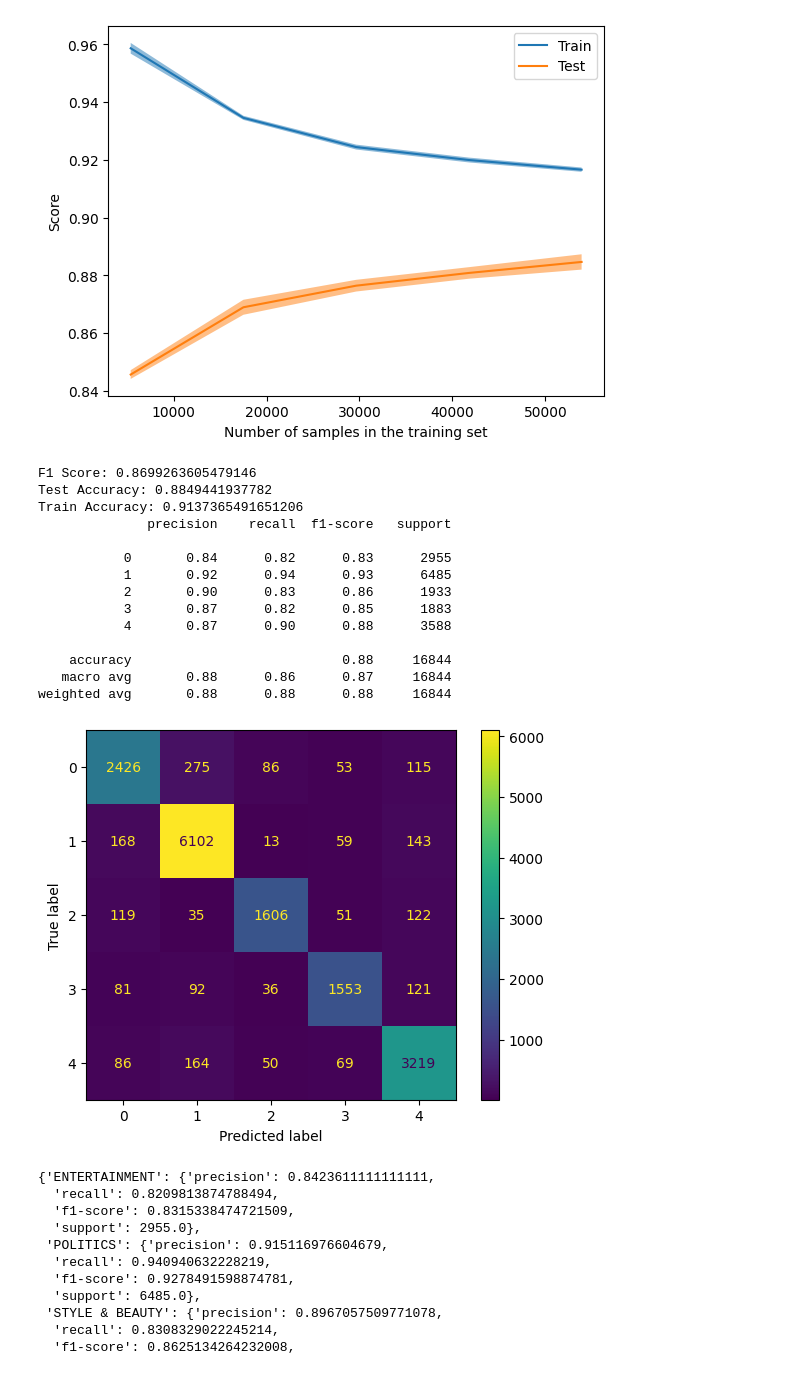
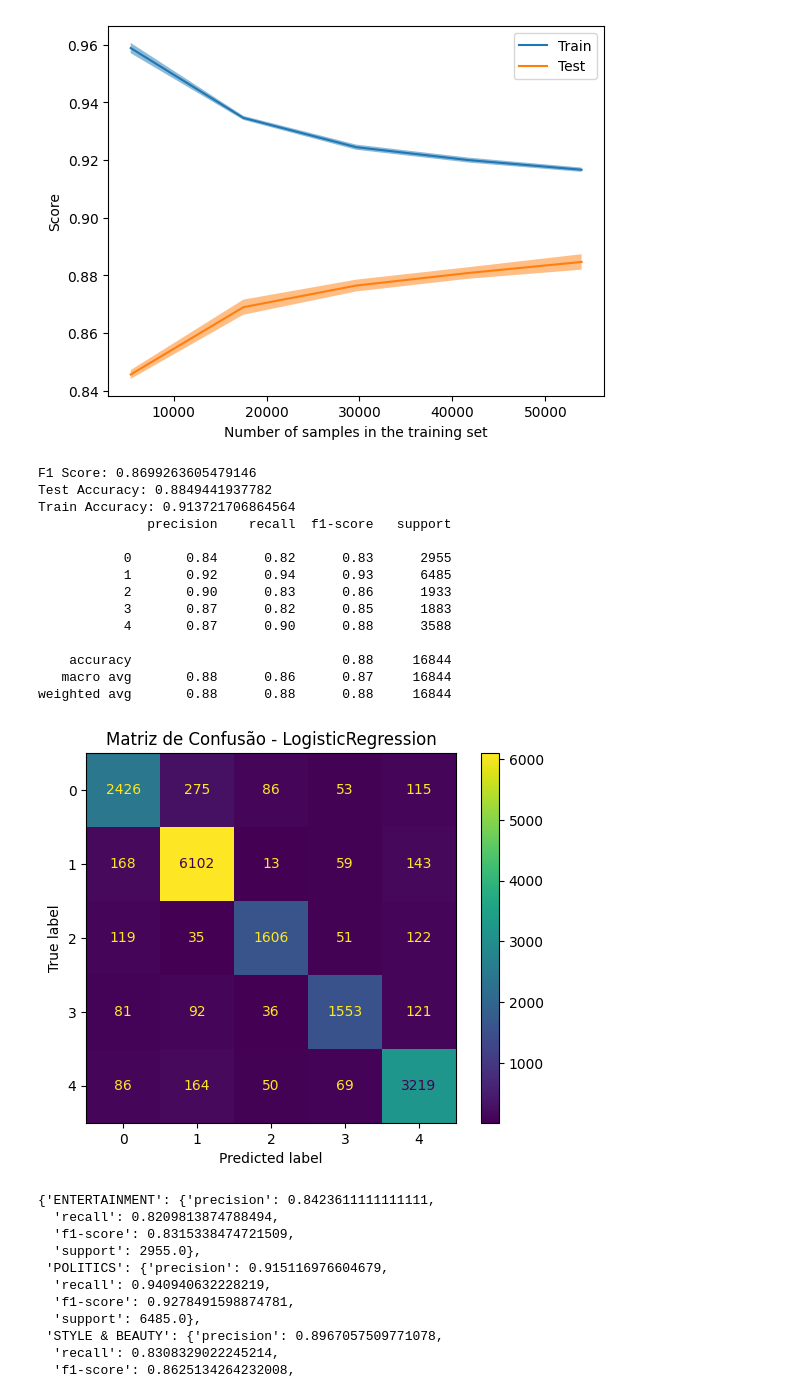
Before and after one commit to danielshz/news-categories-analysis, a Jupyter notebook: Modelos.ipynb, the cells around one changed output. Saved outputs shown, nothing was run; the diff lists cells and outputs as text; code cells hidden in the pictures.

```diff
--- a/Modelos.ipynb
+++ b/Modelos.ipynb
@@ -322,35 +322,36 @@ plt.show()
 # %%
 # Testando no conjunto de teste
 
 log.fit(X_train_val, y_train_val)
 y_pred = log.predict(X_test)
 
 print('F1 Score:', f1_score(y_test, y_pred, average='macro')) # Macro vs Weighted vs Micro
 print('Test Accuracy:', accuracy_score(y_test, y_pred))
 print('Train Accuracy:', accuracy_score(y_train_val, log.predict(X_train_val)))
 print(classification_report(y_test, y_pred))
 
 # Matriz de Confusão
 cm = confusion_matrix(y_test, y_pred)
 disp = ConfusionMatrixDisplay(confusion_matrix=cm)
 disp.plot()
+plt.title('Matriz de Confusão - LogisticRegression')
 plt.show()
 # %% [output]
 F1 Score: 0.8699263605479146
 Test Accuracy: 0.8849441937782
-Train Accuracy: 0.9137365491651206
+Train Accuracy: 0.913721706864564
               precision    recall  f1-score   support
 
            0       0.84      0.82      0.83      2955
            1       0.92      0.94      0.93      6485
            2       0.90      0.83      0.86      1933
            3       0.87      0.82      0.85      1883
            4       0.87      0.90      0.88      3588
 
     accuracy                           0.88     16844
    macro avg       0.88      0.86      0.87     16844
 weighted avg       0.88      0.88      0.88     16844
-[figure, old version]
+[figure, new version]
 # %%
 # Classification Report com o nome das classes
 classification_report(y_test, y_pred, target_names=le.classes_, output_dict=True)
```
Also changed, not shown: parts of 17 cells of this notebook, 1 other file.
